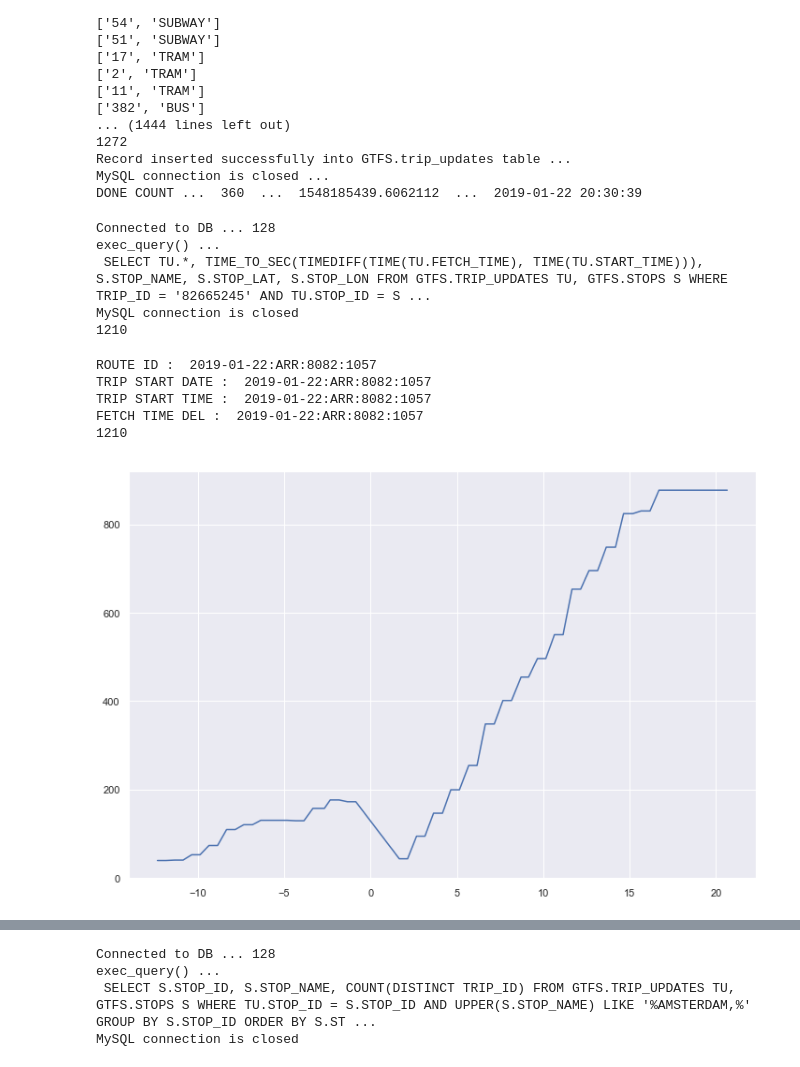
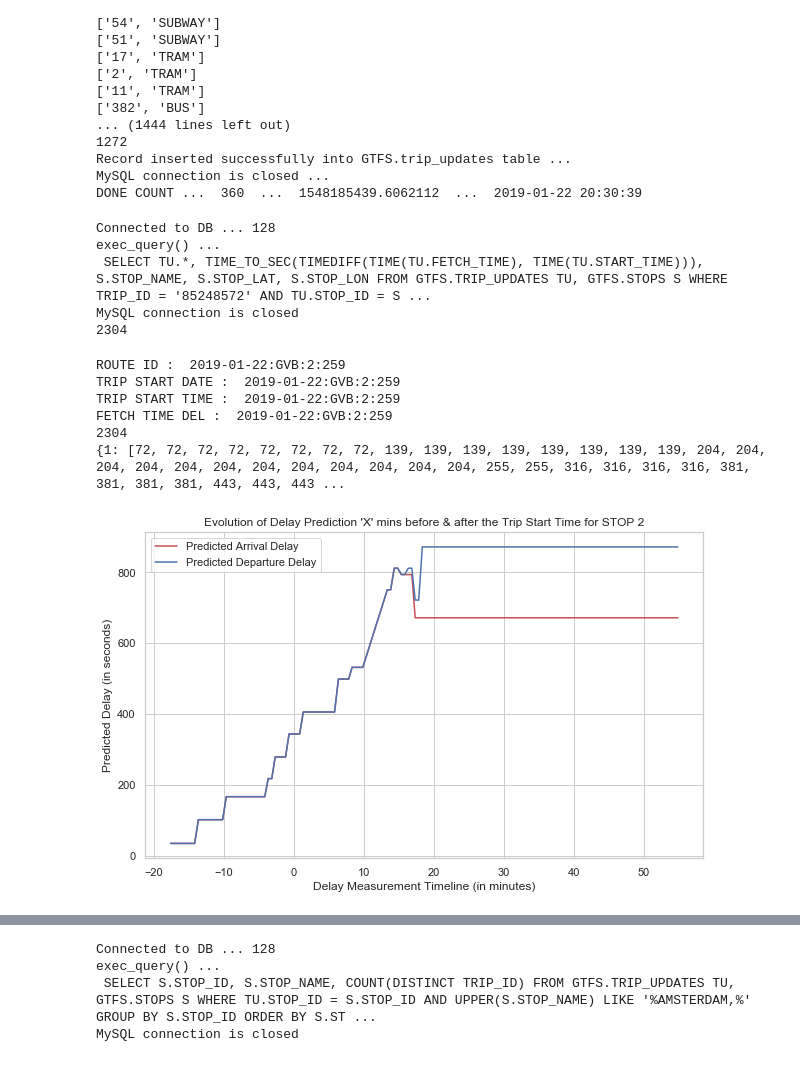
Before and after one commit to kakkaranupam/gtfs-code, a Jupyter notebook: GTFS_data.ipynb, the cells around one changed output, grey strips where cells are left out. Saved outputs shown, nothing was run; the diff lists cells and outputs as text; code cells hidden in the pictures.

Commit message:
Submit 2 Done
2nd submission is done. Improve on data collection, graphing and statistics calculation.

```diff
--- a/GTFS_data.ipynb
+++ b/GTFS_data.ipynb
@@ -524,9 +524,11 @@ qry = ( " SELECT TU.*, S.STOP_NAME, STOP_LAT, STOP_LON"
         " AND TU.STOP_ID = S.STOP_ID"
         " ORDER BY STOP_SEQUENCE, FETCH_TIME;")
 
+# 85243444
+trip_id = '85248572'
 qry2 = (" SELECT TU.*, TIME_TO_SEC(TIMEDIFF(TIME(TU.FETCH_TIME), TIME(TU.START_TIME))), S.STOP_NAME, S.STOP_LAT, S.STOP_LON"
         " FROM GTFS.TRIP_UPDATES TU, GTFS.STOPS S"
-        " WHERE TRIP_ID = '82665245'"
+        " WHERE TRIP_ID = '" + trip_id + "'"
         " AND TU.STOP_ID = S.STOP_ID"
         " ORDER BY STOP_SEQUENCE, FETCH_TIME;")
 
@@ -535,9 +537,9 @@ print(len(dataf))
 # %% [output]
 Connected to DB ... 128
 exec_query() ...
- SELECT TU.*, TIME_TO_SEC(TIMEDIFF(TIME(TU.FETCH_TIME), TIME(TU.START_TIME))), S.STOP_NAME, S.STOP_LAT, S.STOP_LON FROM GTFS.TRIP_UPDATES TU, GTFS.STOPS S WHERE TRIP_ID = '82665245' AND TU.STOP_ID = S ...
+ SELECT TU.*, TIME_TO_SEC(TIMEDIFF(TIME(TU.FETCH_TIME), TIME(TU.START_TIME))), S.STOP_NAME, S.STOP_LAT, S.STOP_LON FROM GTFS.TRIP_UPDATES TU, GTFS.STOPS S WHERE TRIP_ID = '85248572' AND TU.STOP_ID = S ...
 MySQL connection is closed
-1210
+2304
 # %%
 rid = dataf[0][2]
 tsd = dataf[0][6]
@@ -565,33 +567,50 @@ print(ld)
 a_d = {}
 d_d = {}
 f_t = {}
+a_t = {}
+d_t = {}
 for cc in set(dataf[8]):
     a_d[cc] = []
     d_d[cc] = []
     f_t[cc] = []
+    a_t[cc] = []
+    d_t[cc] = []
     for x in range(ld):
         if(dataf[8][x] == cc):
                 a_d[cc].append(dataf[11][x])
                 d_d[cc].append(dataf[13][x])
                 f_t[cc].append(dataf[15][x])
+                a_t[cc].append(dataf[12][x])
+                d_t[cc].append(dataf[14][x])
 
-# print(a_d)
+print(d_d)
 # print(d_d)
 # x = np.array([datetime(int(tsd[:4]), int(tsd[4:6]), int(tsd[6:]), int(tst[:2]), i) for i in range(60)])
 # print(np.array([datetime.da for i in range(24)]))
 # print(f_t)
 # %% [output]
-ROUTE ID :  2019-01-22:ARR:8082:1057
-TRIP START DATE :  2019-01-22:ARR:8082:1057
-TRIP START TIME :  2019-01-22:ARR:8082:1057
-FETCH TIME DEL :  2019-01-22:ARR:8082:1057
-1210
+ROUTE ID :  2019-01-22:GVB:2:259
+TRIP START DATE :  2019-01-22:GVB:2:259
+TRIP START TIME :  2019-01-22:GVB:2:259
+FETCH TIME DEL :  2019-01-22:GVB:2:259
+2304
+{1: [72, 72, 72, 72, 72, 72, 72, 72, 139, 139, 139, 139, 139, 139, 139, 139, 204, 204, 204, 204, 204, 204, 204, 204, 204, 204, 204, 204, 255, 255, 316, 316, 316, 316, 381, 381, 381, 381, 443, 443, 443 ...
 # %%
-fig = plt.figure(figsize=(12,8))
+sns.set(style="whitegrid")
+fig = plt.figure(figsize=(10,6))
 # for cc in set(dataf[8]):
-# #     plt.plot(f_t[cc], a_d[cc])
+#     plt.plot(f_t[cc], a_d[cc])
 #     plt.plot([x/60 for x in f_t[cc]], a_d[cc])
-plt.plot([x/60 for x in f_t[4]], a_d[4])
+# plt.show()
+i = 2
+plt.plot([x/60 for x in f_t[i]], a_d[i], 'r', label='Predicted Arrival Delay')
+plt.plot([x/60 for x in f_t[i]], d_d[i], 'b', label='Predicted Departure Delay')
+plt.xlabel("Delay Measurement Timeline (in minutes)")
+plt.ylabel("Predicted Delay (in seconds)")
+plt.title("Evolution of Delay Prediction 'X' mins before & after the Trip Start Time for STOP " + str(i))
+plt.legend()
 plt.show()
+
+print([datetime.utcfromtimestamp(int(ts)).strftime('%Y-%m-%d %H:%M:%S') for ts in a_t[i]])
 # %% [output]
-[figure, old version]
+[figure, new version]
```
Also changed, not shown: parts of 10 cells of this notebook, 1 other file.
